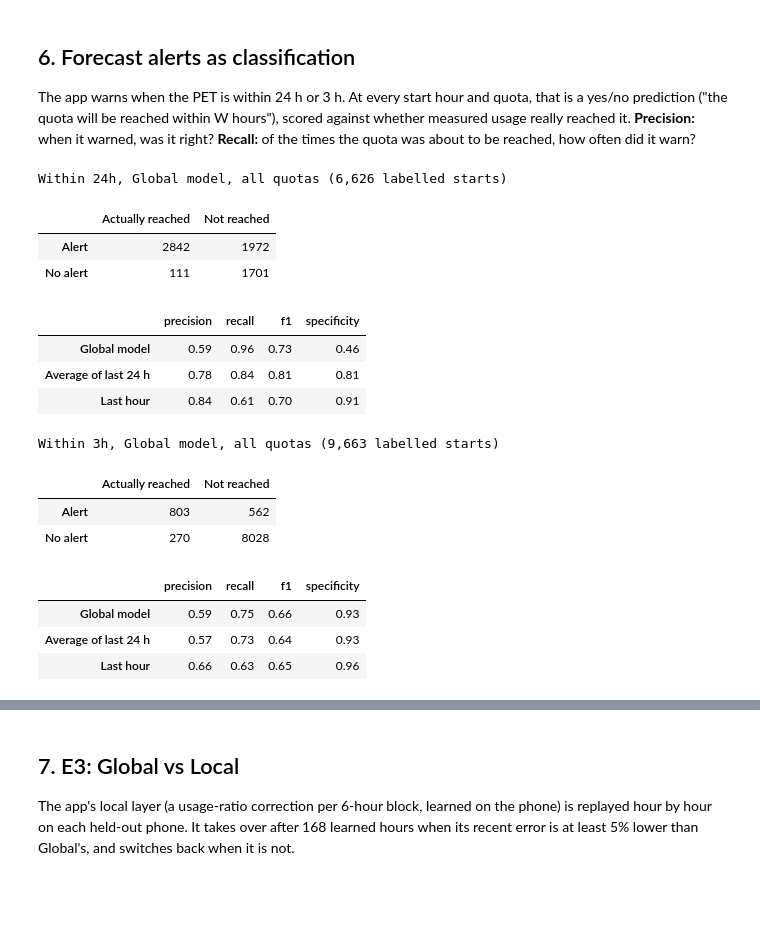
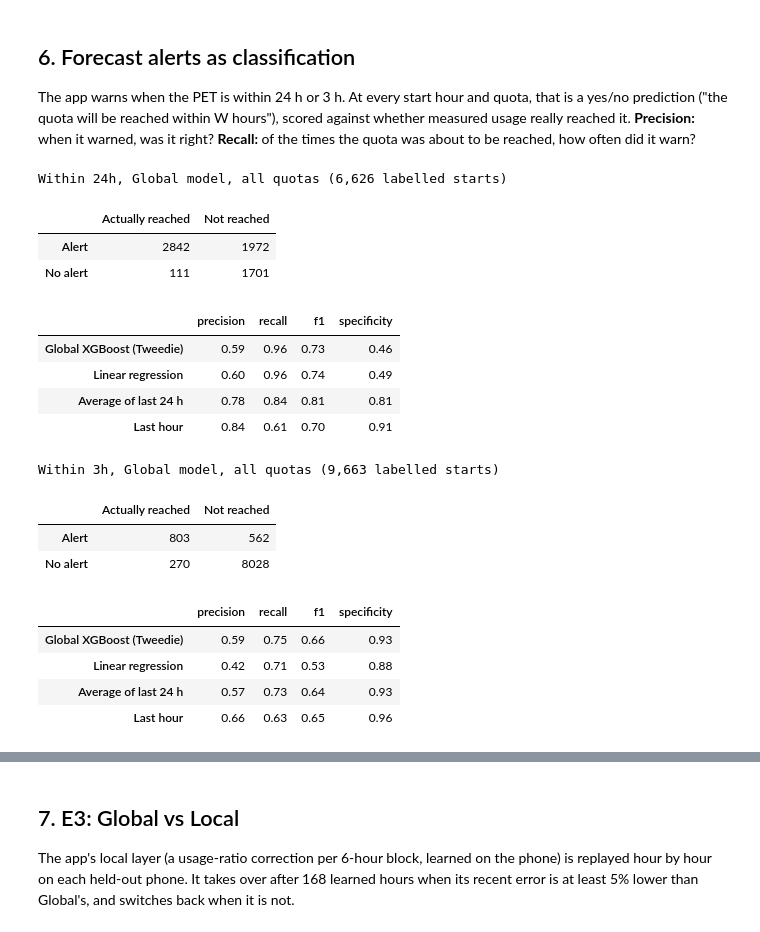
Before and after one commit to Org-ni-sha/datara-ml, a Jupyter notebook: notebooks/walkthrough.ipynb, the cells around one changed output, grey strips where cells are left out. Saved outputs shown, nothing was run; the diff lists cells and outputs as text; code cells hidden in the pictures; blank space fills up the shorter version.

```diff
--- a/notebooks/walkthrough.ipynb
+++ b/notebooks/walkthrough.ipynb
@@ -125,8 +125,8 @@ Compared with three simple baselines scored on the same held-out hours.
 # %%
-names = {"global": "Global model", "last_hour": "Last hour", "last_24h_avg": "Average of last 24 h",
+names = {"global": "Global XGBoost (Tweedie)", "linear": "Linear regression", "last_hour": "Last hour", "last_24h_avg": "Average of last 24 h",
          "same_hour_yesterday": "Same hour yesterday"}
 nh = pd.DataFrame(report["next_hour"]).T.rename(index=names)
 nh[["mae_mb", "rmse_mb", "r2", "pred_over_actual"]].rename(columns={
-    "mae_mb": "MAE (MB)", "rmse_mb": "RMSE (MB)", "r2": "R²", "pred_over_actual": "Predicted ÷ actual total"})
+    "mae_mb": "MAE (MB)", "rmse_mb": "RMSE (MB)", "r2": "R²", "pred_over_actual": "Predicted ÷ actual total"}).astype(float).round(2)
 # %% [output]
 |  | MAE (MB) | RMSE (MB) | R² | Predicted ÷ actual total |
@@ -145,7 +146,7 @@ The harvester data has no user-set quotas, so quota cycles are **simulated** on
 # %%
 rows = []
 for q, label in [("100", "100 MB"), ("500", "500 MB"), ("1000", "1 GB"), ("3000", "3 GB"), ("all", "All")]:
-    for m in ["global", "last_24h_avg", "last_hour"]:
+    for m in ["global", "linear", "last_24h_avg", "last_hour"]:
         r = report["pet"][q][m]
         rows.append({"quota": label, "method": names[m], "cycles": r["n"], "MAE (h)": r["mae_h"],
                      "median abs (h)": r["median_abs_h"], "within ±24 h": f"{r['within_24h']:.0%}",
@@ -182,18 +184,19 @@ The app warns when the PET is within 24 h or 3 h. At every start hour and quota,
 # %%
 for w in ["24h", "3h"]:
     g = report["alerts"][w]["all"]["global"]
     print(f"Within {w}, Global model, all quotas ({report['alerts'][w]['all']['labelled']:,} labelled starts)")
     display(pd.DataFrame([[g["tp"], g["fp"]], [g["fn"], g["tn"]]],
                          index=["Alert", "No alert"], columns=["Actually reached", "Not reached"]))
     display(pd.DataFrame({names[m]: {k: report["alerts"][w]["all"][m][k] for k in ["precision", "recall", "f1", "specificity"]}
-                          for m in ["global", "last_24h_avg", "last_hour"]}).T)
+                          for m in ["global", "linear", "last_24h_avg", "last_hour"]}).T)
 # %% [output]
 Within 24h, Global model, all quotas (6,626 labelled starts)
 |  | Actually reached | Not reached |
 | Alert | 2842 | 1972 |
 | No alert | 111 | 1701 |
 |  | precision | recall | f1 | specificity |
-| Global model | 0.59 | 0.96 | 0.73 | 0.46 |
+| Global XGBoost (Tweedie) | 0.59 | 0.96 | 0.73 | 0.46 |
+| Linear regression | 0.60 | 0.96 | 0.74 | 0.49 |
 | Average of last 24 h | 0.78 | 0.84 | 0.81 | 0.81 |
 | Last hour | 0.84 | 0.61 | 0.70 | 0.91 |
 Within 3h, Global model, all quotas (9,663 labelled starts)
@@ -201,7 +204,8 @@ Within 3h, Global model, all quotas (9,663 labelled starts)
 | Alert | 803 | 562 |
 | No alert | 270 | 8028 |
 |  | precision | recall | f1 | specificity |
-| Global model | 0.59 | 0.75 | 0.66 | 0.93 |
+| Global XGBoost (Tweedie) | 0.59 | 0.75 | 0.66 | 0.93 |
+| Linear regression | 0.42 | 0.71 | 0.53 | 0.88 |
 | Average of last 24 h | 0.57 | 0.73 | 0.64 | 0.93 |
 | Last hour | 0.66 | 0.63 | 0.65 | 0.96 |
 # %%
```
Also changed, not shown: parts of 7 cells of this notebook, 9 other files.
